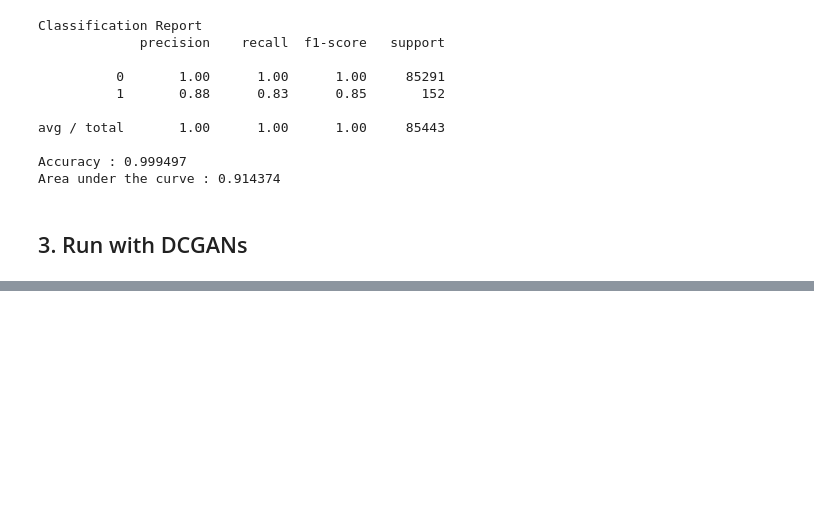
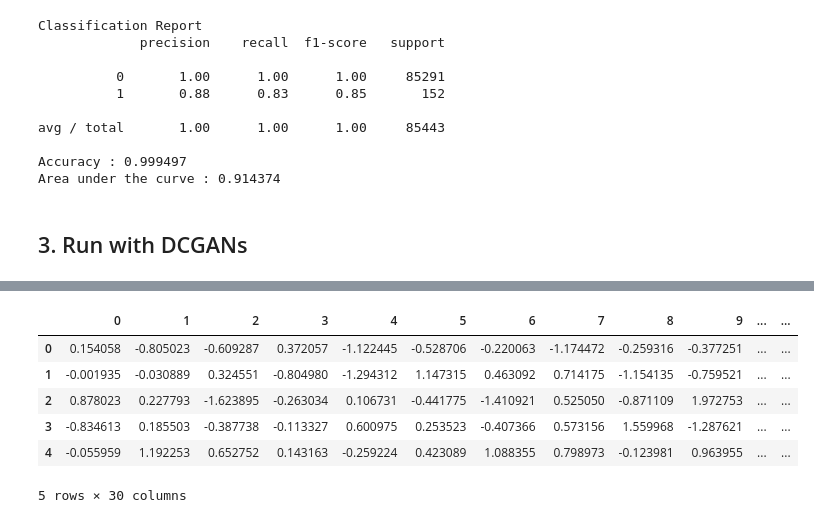
Before and after one commit to KiemNguyen/generative-adversarial-networks-for-fraud-detection, a Jupyter notebook: notebook/generative-adversarial-networks-for-fraud-detection.ipynb, the cells around one changed output, grey strips where cells are left out. Drawn from its saved outputs; the diff is of its cells as text; code cells hidden in the pictures; blank space fills up the shorter version.

```diff
--- a/notebook/generative-adversarial-networks-for-fraud-detection.ipynb
+++ b/notebook/generative-adversarial-networks-for-fraud-detection.ipynb
@@ -429,0 +461,16 @@ plt.plot(g_losses)
+# %%
+synthentic_data_df.rename(columns={'0':'V1', '1':'V2', '2':'V3', '3':'V4', '4':'V5', '5':'V6', '6':'V7', '7':'V8',
+                                     '8':'V9', '9':'V10', '10':'V11', '11':'V12', '12':'V13', '13':'V14', '14':'V15',
+                                     '15':'V16', '16':'V17', '17':'V18', '18':'V19', '19':'V20', '20':'V21', '21':'V22',
+                                     '22':'V23', '23':'V24', '24':'V25', '25':'V26', '26':'V27', '27':'V28',
+                                     '29':'normAmount', '30':'Class'}, inplace=True)
+# %%
+synthentic_data_df.head()
+# %% [output]
+|  | 0 | 1 | 2 | 3 | 4 | 5 | 6 | 7 | 8 | 9 | ... | ... |
+| 0 | 0.154058 | -0.805023 | -0.609287 | 0.372057 | -1.122445 | -0.528706 | -0.220063 | -1.174472 | -0.259316 | -0.377251 | ... | ... |
+| 1 | -0.001935 | -0.030889 | 0.324551 | -0.804980 | -1.294312 | 1.147315 | 0.463092 | 0.714175 | -1.154135 | -0.759521 | ... | ... |
+| 2 | 0.878023 | 0.227793 | -1.623895 | -0.263034 | 0.106731 | -0.441775 | -1.410921 | 0.525050 | -0.871109 | 1.972753 | ... | ... |
+| 3 | -0.834613 | 0.185503 | -0.387738 | -0.113327 | 0.600975 | 0.253523 | -0.407366 | 0.573156 | 1.559968 | -1.287621 | ... | ... |
+| 4 | -0.055959 | 1.192253 | 0.652752 | 0.143163 | -0.259224 | 0.423089 | 1.088355 | 0.798973 | -0.123981 | 0.963955 | ... | ... |
+5 rows × 30 columns
```
Also changed, not shown: parts of 10 cells of this notebook.
